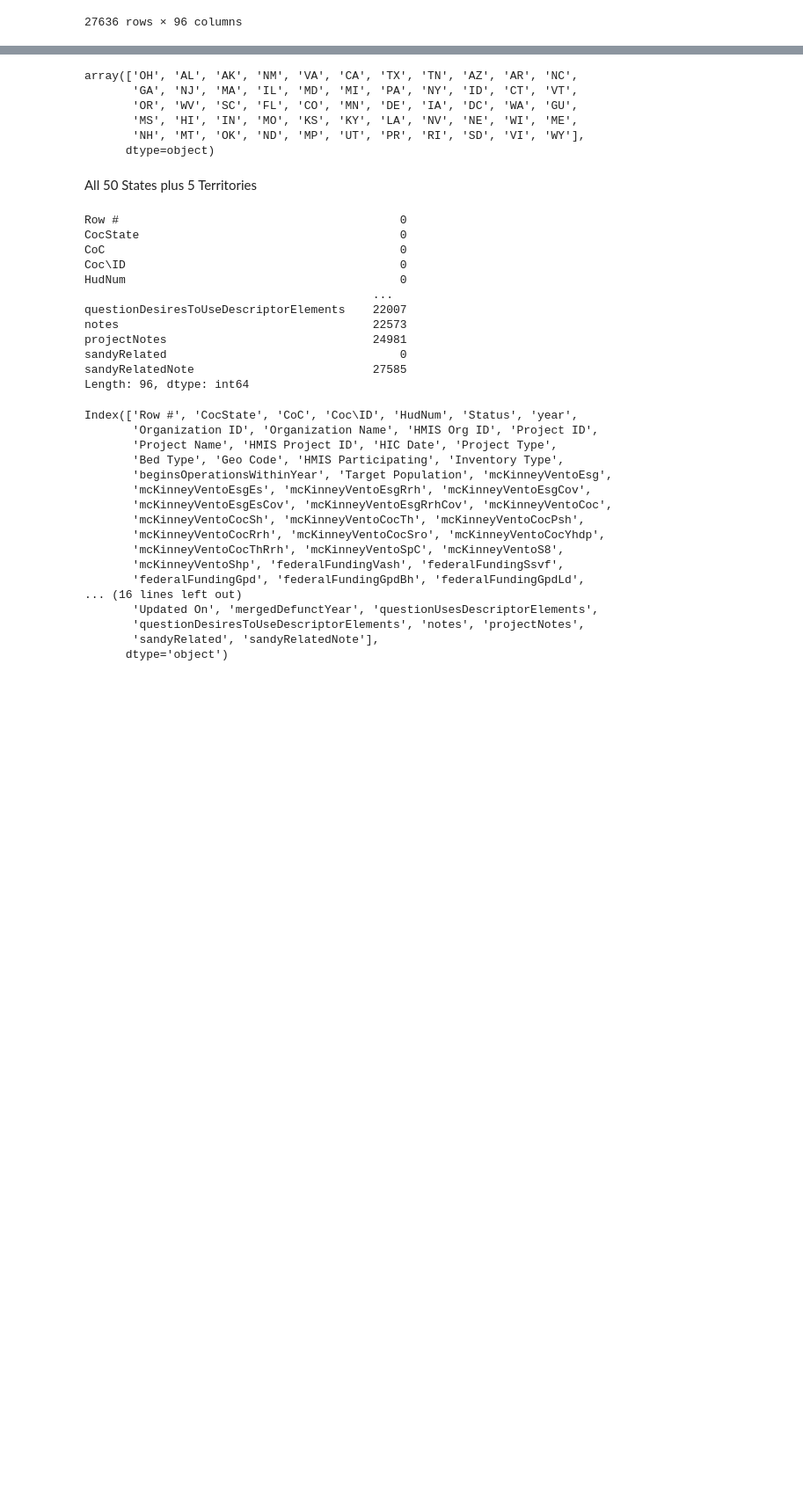
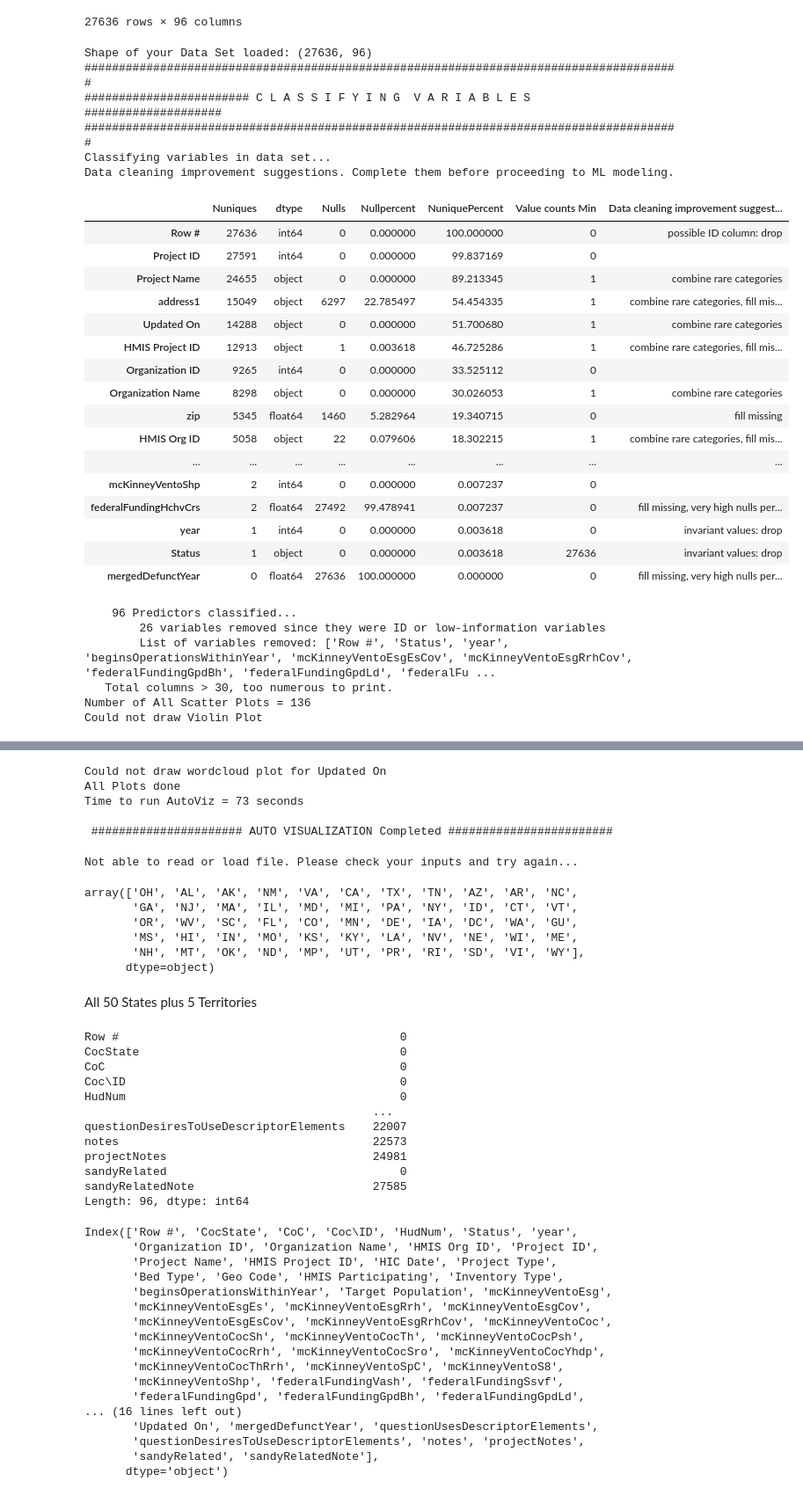
Before and after one commit to QMCBT-JustinEvans/git_practice, a Jupyter notebook: homlessness.ipynb, the cells around one changed output, grey strips where cells are left out. Shown at 88% size. Saved outputs shown, nothing was run; the diff lists cells and outputs as text; code cells hidden in the pictures; blank space fills up the shorter version.

```diff
--- a/homlessness.ipynb
+++ b/homlessness.ipynb
@@ -1,3 +1,6 @@
 # %%
 import pandas as pd
 import numpy as np
+import autoviz as viz
+from autoviz.AutoViz_Class import AutoViz_Class
+AV = AutoViz_Class()
@@ -21,3 +26,49 @@ hic_2021
 27636 rows × 96 columns
 # %%
 df = hic_2021
+# %%
+filename = "2021-HIC-Counts-by-State.csv"
+sep = ","
+dft = AV.AutoViz(
+    filename,
+    sep=",",
+    depVar="",
+    dfte=None,
+    header=0,
+    verbose=1,
+    lowess=False,
+    chart_format="svg",
+    max_rows_analyzed=30_000,
+    max_cols_analyzed=100,
+    save_plot_dir=None
+)
+# %% [output]
+Shape of your Data Set loaded: (27636, 96)
+#######################################################################################
+######################## C L A S S I F Y I N G  V A R I A B L E S  ####################
+#######################################################################################
+Classifying variables in data set...
+Data cleaning improvement suggestions. Complete them before proceeding to ML modeling.
+|  | Nuniques | dtype | Nulls | Nullpercent | NuniquePercent | Value counts Min | Data cleaning improvement suggest... |
+| Row # | 27636 | int64 | 0 | 0.000000 | 100.000000 | 0 | possible ID column: drop |
+| Project ID | 27591 | int64 | 0 | 0.000000 | 99.837169 | 0 |  |
+| Project Name | 24655 | object | 0 | 0.000000 | 89.213345 | 1 | combine rare categories |
+| address1 | 15049 | object | 6297 | 22.785497 | 54.454335 | 1 | combine rare categories, fill mis... |
+| Updated On | 14288 | object | 0 | 0.000000 | 51.700680 | 1 | combine rare categories |
+| HMIS Project ID | 12913 | object | 1 | 0.003618 | 46.725286 | 1 | combine rare categories, fill mis... |
+| Organization ID | 9265 | int64 | 0 | 0.000000 | 33.525112 | 0 |  |
+| Organization Name | 8298 | object | 0 | 0.000000 | 30.026053 | 1 | combine rare categories |
+| zip | 5345 | float64 | 1460 | 5.282964 | 19.340715 | 0 | fill missing |
+| HMIS Org ID | 5058 | object | 22 | 0.079606 | 18.302215 | 1 | combine rare categories, fill mis... |
+| ... | ... | ... | ... | ... | ... | ... | ... |
+| mcKinneyVentoShp | 2 | int64 | 0 | 0.000000 | 0.007237 | 0 |  |
+| federalFundingHchvCrs | 2 | float64 | 27492 | 99.478941 | 0.007237 | 0 | fill missing, very high nulls per... |
+| year | 1 | int64 | 0 | 0.000000 | 0.003618 | 0 | invariant values: drop |
+| Status | 1 | object | 0 | 0.000000 | 0.003618 | 27636 | invariant values: drop |
+| mergedDefunctYear | 0 | float64 | 27636 | 100.000000 | 0.000000 | 0 | fill missing, very high nulls per... |
+    96 Predictors classified...
+        26 variables removed since they were ID or low-information variables
+        List of variables removed: ['Row #', 'Status', 'year', 'beginsOperationsWithinYear', 'mcKinneyVentoEsgEsCov', 'mcKinneyVentoEsgRrhCov', 'federalFundingGpdBh', 'federalFundingGpdLd', 'federalFu ...
+   Total columns > 30, too numerous to print.
+Number of All Scatter Plots = 136
+Could not draw Violin Plot
@@ -24,3 +92,26 @@ df = hic_2021
+Could not draw wordcloud plot for Updated On
+All Plots done
+Time to run AutoViz = 73 seconds
+
+ ###################### AUTO VISUALIZATION Completed ########################
+# %%
+filename = df
+sep = ","
+dft = AV.AutoViz(
+    filename,
+    sep=",",
+    depVar="",
+    dfte=None,
+    header=0,
+    verbose=1,
+    lowess=False,
+    chart_format="svg",
+    max_rows_analyzed=30_000,
+    max_cols_analyzed=100,
+    save_plot_dir=None
+)
+# %% [output]
+Not able to read or load file. Please check your inputs and try again...
 # %%
 # Check States
 df.CocState.unique()
```
Also changed, not shown: parts of 2 cells of this notebook.
